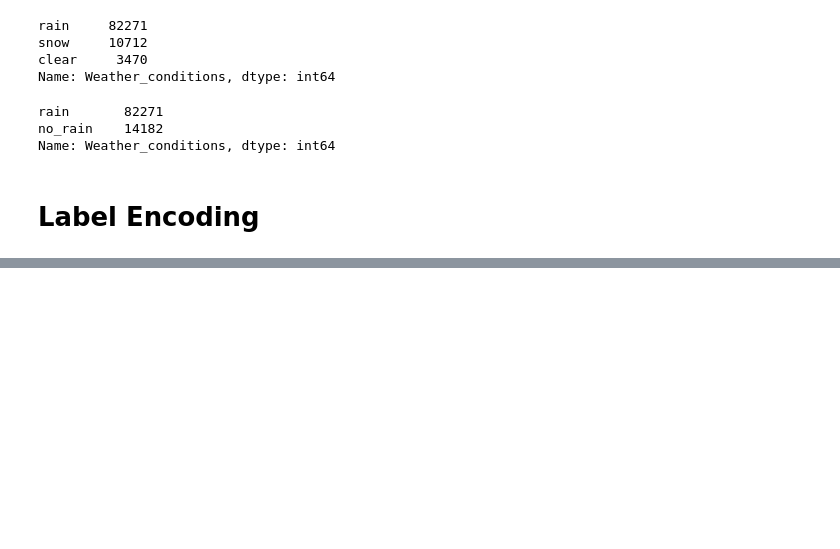
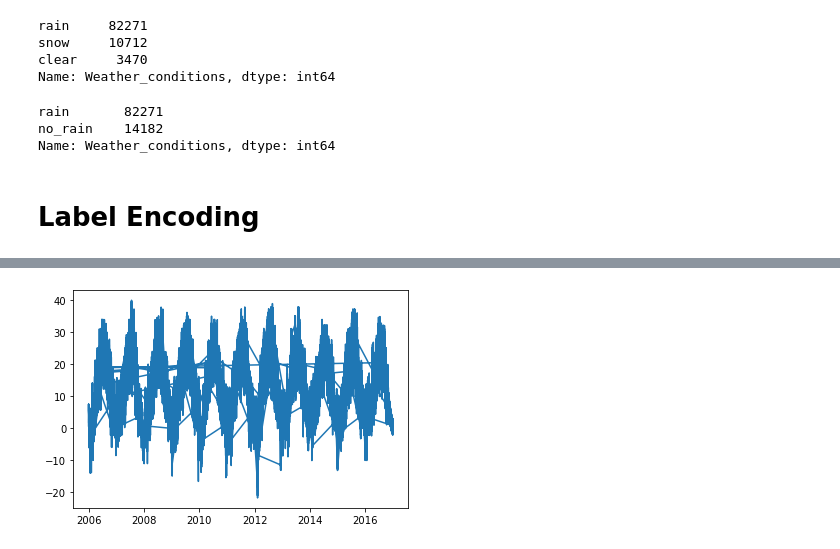
Before and after one commit to hemansnation/Machine-Learning-MLOps-GenerativeAI-NLP-CV-MLSystem-Design, a Jupyter notebook: 5_Module - MLOps/1_MLOps Azure MLFlow/Data_Processing.ipynb, the cells around one changed output, grey strips where cells are left out. Drawn from its saved outputs; the diff is of its cells as text; code cells hidden in the pictures; blank space fills up the shorter version.

```diff
--- a/5_Module - MLOps/1_MLOps Azure MLFlow/Data_Processing.ipynb
+++ b/5_Module - MLOps/1_MLOps Azure MLFlow/Data_Processing.ipynb
@@ -90,0 +147,11 @@ Name: Weather_conditions, dtype: int64
+# %%
+df.drop(['S_No','Apparent_Temperature_C'], axis=1, inplace=True)
+# %%
+time = df['Timestamp']
+temp = df['Temperature_C']
+
+plt.plot(time, temp)
+
+plt.show()
+# %% [output]
+[figure, added]
```
Also changed, not shown: parts of 19 cells of this notebook, 1 other file.
